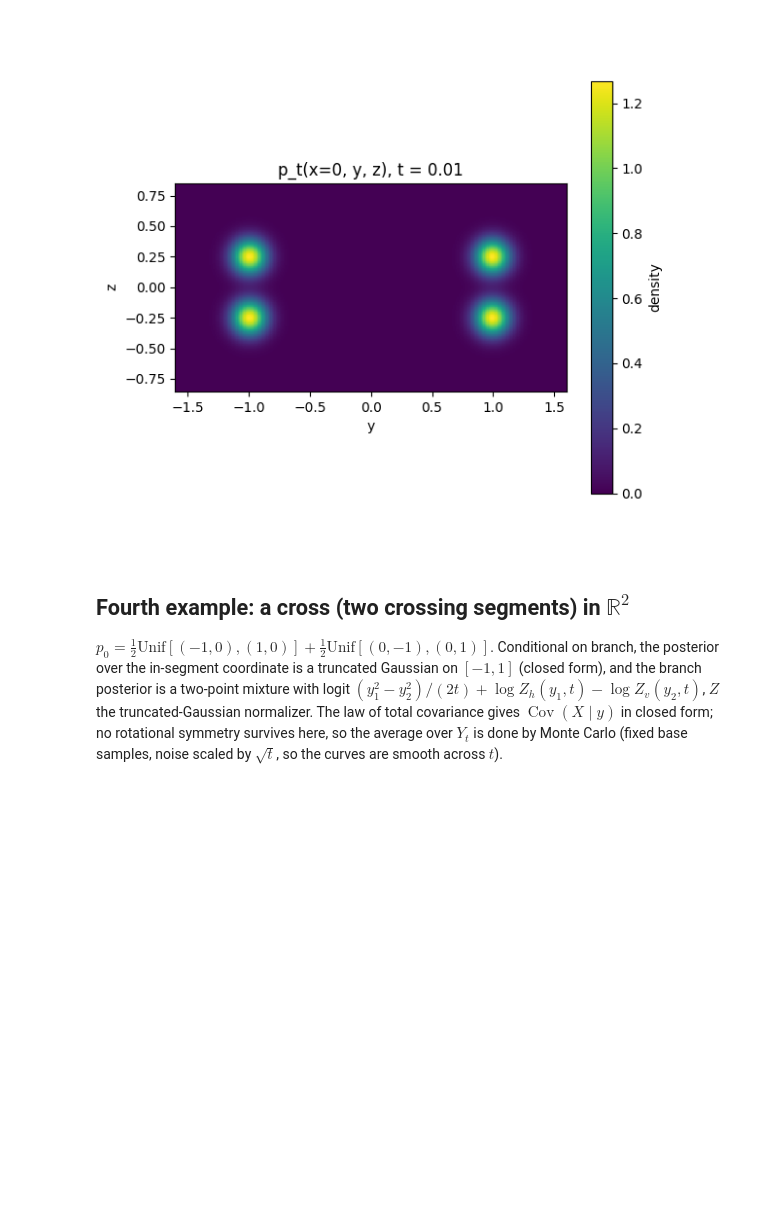
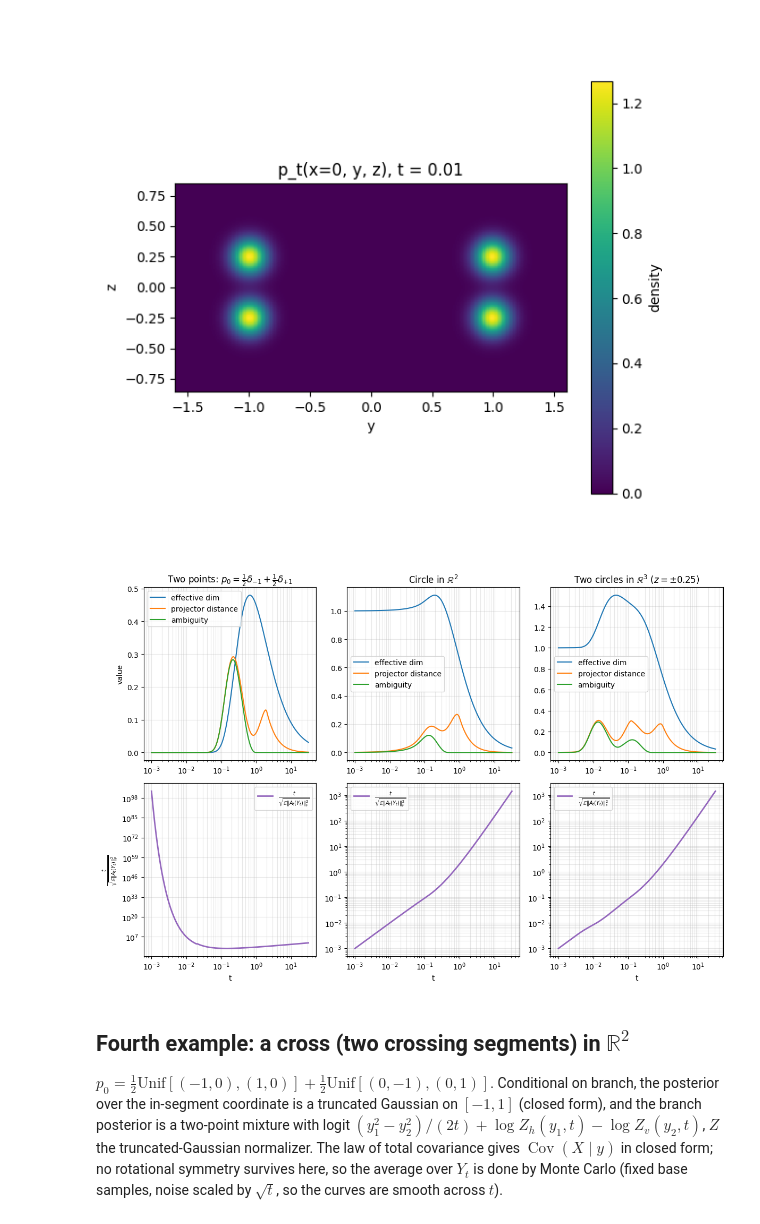
Before and after one commit to DanielGagliardi/Latent-Diffusion-Geometry, a Jupyter notebook: PCB/PCB-01-toy-examples.ipynb, the cells around one changed output. Drawn from its saved outputs; the diff is of its cells as text; code cells hidden in the pictures; blank space fills up the shorter version.

```diff
--- a/PCB/PCB-01-toy-examples.ipynb
+++ b/PCB/PCB-01-toy-examples.ipynb
@@ -493,6 +493,98 @@ widgets.interact(update, log_t=slider)
 interactive(children=(FloatSlider(value=-2.0, description='log10(t)', max=1.0, min=-3.0, step=0.05), Output())…
 <function __main__.update(log_t)>
 [figure]
+# %%
+fig, axes = plt.subplots(2, 3, figsize=(12, 8), sharey=False)
+
+# Panel 1: two points p0 = 0.5 delta(-1) + 0.5 delta(+1)
+ax = axes[0, 0]
+ax.plot(ts, d_eff_vals, label="effective dim")
+ax.plot(ts, delta_proj_vals, label="projector distance")
+ax.plot(ts, A_vals, label="ambiguity")
+ax.set_xscale("log")
+ax.set_ylabel("value")
+ax.set_title(
+    r"Two points: $p_0 = \frac{1}{2}\delta_{-1} + \frac{1}{2}\delta_{+1}$"
+)
+ax.legend()
+ax.grid(True, which="both", alpha=0.3)
+
+# Panel 2: uniform on unit circle in R^2
+ax = axes[0, 1]
+ax.plot(ts_c, d_eff_c, label="effective dim")
+ax.plot(ts_c, delta_proj_c, label="projector distance")
+ax.plot(ts_c, A_c, label="ambiguity")
+ax.set_xscale("log")
+ax.set_title(r"Circle in $\mathbb{R}^2$")
+ax.legend()
+ax.grid(True, which="both", alpha=0.3)
+
+# Panel 3: two circles in R^3, z = +-c
+ax = axes[0, 2]
+ax.plot(ts_2c, d_eff_2c, label="effective dim")
+ax.plot(ts_2c, delta_proj_2c, label="projector distance")
+ax.plot(ts_2c, A_2c, label="ambiguity")
+ax.set_xscale("log")
+ax.set_title(rf"Two circles in $\mathbb{{R}}^3$ ($z = \pm {c}$)")
+ax.legend()
+ax.grid(True, which="both", alpha=0.3)
+
+# --- t / sqrt(E||A_t(Y_t)||_F^2) = t / sqrt(|MMSE'(t)|) for each example ---
+
+eps = 1e-300
+scale_label = r"$\frac{t}{\sqrt{\mathbb{E}\|A_t(Y_t)\|_F^2}}$"
+
+# Panel 1: single (normal) eigenvalue a_of_y
+frob1_vals = np.array([expectation(lambda y, t: a_of_y(y, t) ** 2, t) for t in ts])
+scale1 = ts / np.sqrt(np.maximum(frob1_vals, eps))
+
+ax = axes[1, 0]
+ax.plot(ts, scale1, color="tab:purple", linewidth=2, label=scale_label)
+ax.set_xscale("log")
+ax.set_yscale("log")
+ax.set_xlabel("t")
+ax.set_ylabel(scale_label)
+ax.legend()
+ax.grid(True, which="both", alpha=0.3)
+
+# Panel 2: circle eigenvalues (normal + tangent)
+def frob_circle(t):
+    def f(r, t):
+        an, at = eigs_circle(r, t)
+        return an ** 2 + at ** 2
+    return expectation_circle(f, t)
+
+frob2_vals = np.array([frob_circle(t) for t in ts_c])
+scale2 = ts_c / np.sqrt(np.maximum(frob2_vals, eps))
+
+ax = axes[1, 1]
+ax.plot(ts_c, scale2, color="tab:purple", linewidth=2, label=scale_label)
+ax.set_xscale("log")
+ax.set_yscale("log")
+ax.set_xlabel("t")
+ax.legend()
+ax.grid(True, which="both", alpha=0.3)
+
+# Panel 3: circle eigenvalues + z-branch eigenvalue
+def frob_z(t, c):
+    return expectation_z(lambda z, t, c: a_z_of_z(z, t, c) ** 2, t, c)
+
+frob3_vals = np.array([frob_circle(t) + frob_z(t, c) for t in ts_2c])
+scale3 = ts_2c / np.sqrt(np.maximum(frob3_vals, eps))
+
+ax = axes[1, 2]
+ax.plot(ts_2c, scale3, color="tab:purple", linewidth=2, label=scale_label)
+ax.set_xscale("log")
+ax.set_yscale("log")
+ax.set_xlabel("t")
+ax.legend()
+ax.grid(True, which="both", alpha=0.3)
+
+fig.tight_layout()
+fig.savefig("../Thesis/figures/PCB_panel.png", dpi=300, bbox_inches="tight")
+plt.show()
+# %% [output]
+[figure, added]
 # %% [markdown]
 ## Fourth example: a cross (two crossing segments) in $\mathbb R^2$
 
```
Also changed, not shown: 6 other files.
